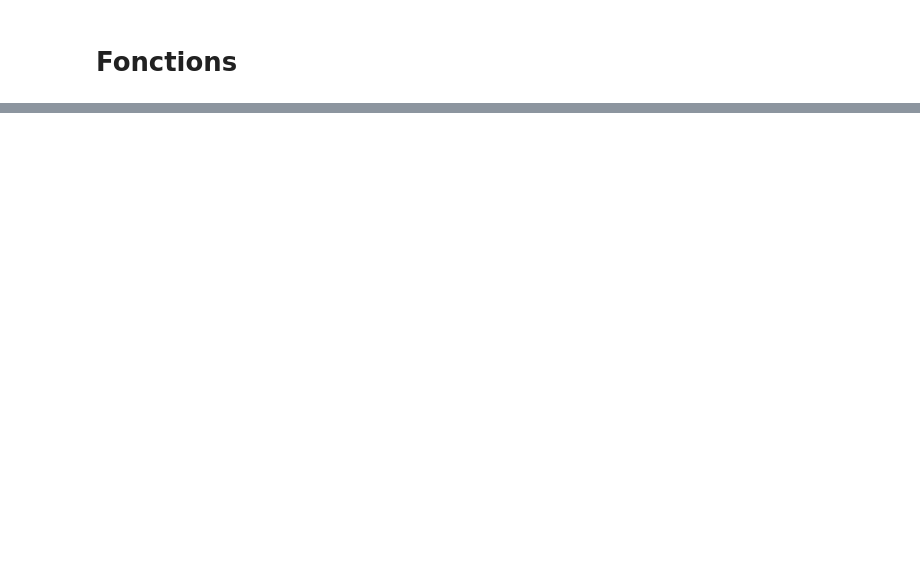
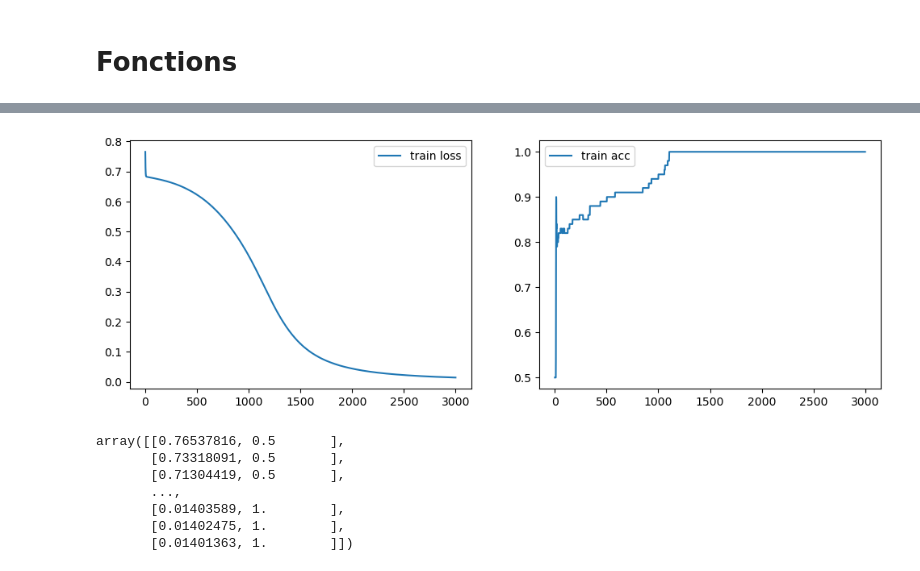
Before and after one commit to Raidbourzam/premier-neurone, a Jupyter notebook: main.ipynb, the cells around one changed output, grey strips where cells are left out. Cells and saved outputs as stored; diff of their text form; code cells hidden in the pictures; blank space fills up the shorter version.

Commit message:
tests with diffrents nuber of layers

```diff
--- a/main.ipynb
+++ b/main.ipynb
@@ -105,0 +122,11 @@ def deep_neural_network(X, y, hidden_layers = (16, 16, 16), learning_rate = 0.00
+# %%
+deep_neural_network(X, y, hidden_layers = (16, 16, 16), learning_rate = 0.1, n_iter = 3000)
+# %% [output]
+[figure, added]
+array([[0.76537816, 0.5       ],
+       [0.73318091, 0.5       ],
+       [0.71304419, 0.5       ],
+       ...,
+       [0.01403589, 1.        ],
+       [0.01402475, 1.        ],
+       [0.01401363, 1.        ]])
```
Also changed, not shown: parts of 4 cells of this notebook.
